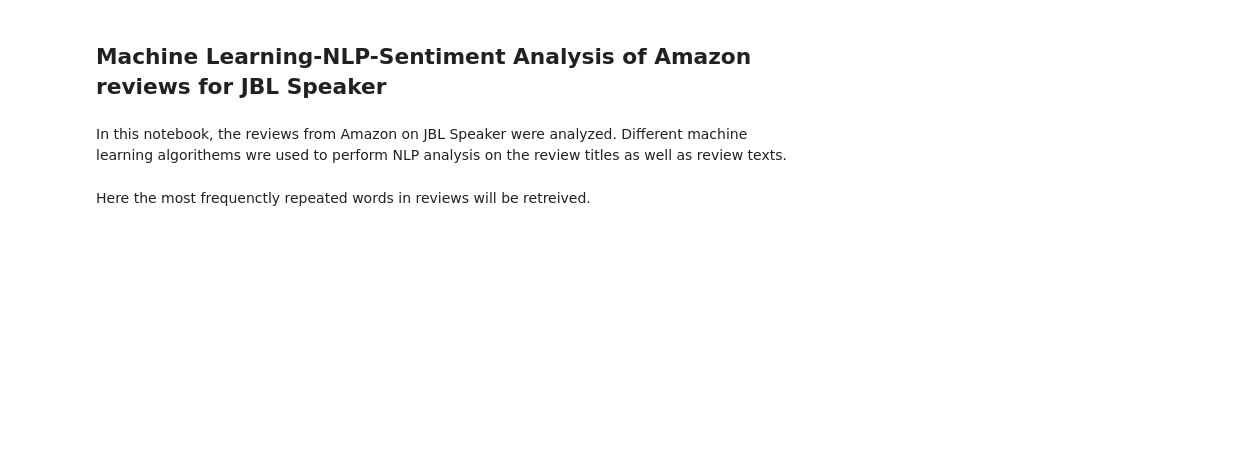
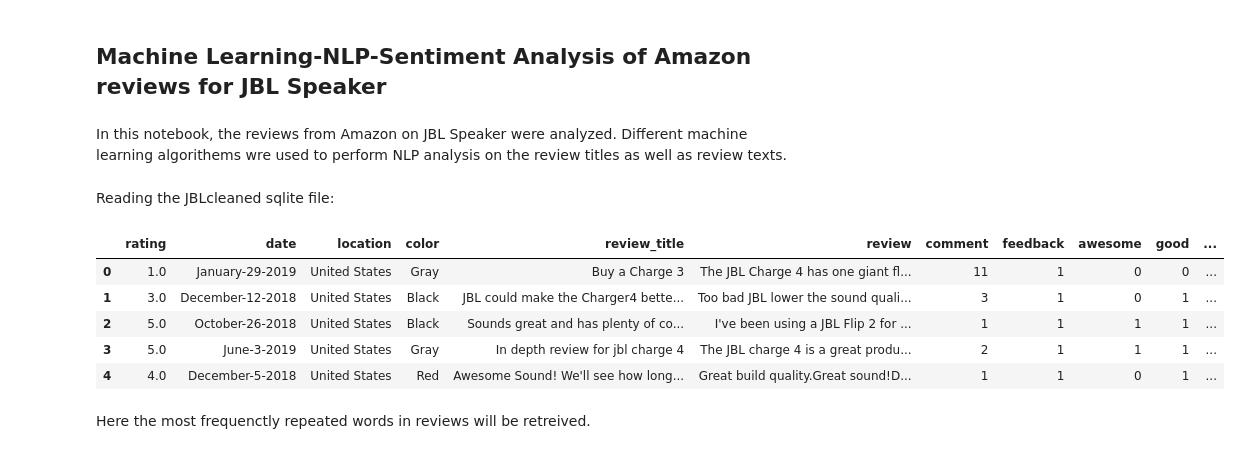
Before and after one commit to kavehamini/Amazon-Review-Analysis-JBL-Charge-4-Speaker-Sentiment-Analysis-NLP, a Jupyter notebook: Machine Learning-NLP-Sentiment Analysis of Amazon reviews for JBL Speaker.ipynb, the cells around one changed output. Cells and saved outputs as stored; diff of their text form; code cells hidden in the pictures; blank space fills up the shorter version.

```diff
--- a/Machine Learning-NLP-Sentiment Analysis of Amazon reviews for JBL Speaker.ipynb
+++ b/Machine Learning-NLP-Sentiment Analysis of Amazon reviews for JBL Speaker.ipynb
@@ -23,3 +21,18 @@ Reading the sqlite file:
+# %% [markdown]
+Reading the JBLcleaned sqlite file:
+# %%
+#reading the sqlite file and making a df from the data
+con = sqlite3.connect("Amazon.sqlite")
+df = pd.read_sql_query("SELECT * from JLBcleaned", con)
+# %%
+df.head()
+# %% [output]
+|  | rating | date | location | color | review_title | review | comment | feedback | awesome | good | ... |
+| 0 | 1.0 | January-29-2019 | United States | Gray | Buy a Charge 3 | The JBL Charge 4 has one giant fl... | 11 | 1 | 0 | 0 | ... |
+| 1 | 3.0 | December-12-2018 | United States | Black | JBL could make the Charger4 bette... | Too bad JBL lower the sound quali... | 3 | 1 | 0 | 1 | ... |
+| 2 | 5.0 | October-26-2018 | United States | Black | Sounds great and has plenty of co... | I've been using a JBL Flip 2 for ... | 1 | 1 | 1 | 1 | ... |
+| 3 | 5.0 | June-3-2019 | United States | Gray | In depth review for jbl charge 4 | The JBL charge 4 is a great produ... | 2 | 1 | 1 | 1 | ... |
+| 4 | 4.0 | December-5-2018 | United States | Red | Awesome Sound! We'll see how long... | Great build quality.Great sound!D... | 1 | 1 | 0 | 1 | ... |
 # %% [markdown]
 Here the most frequenctly repeated words in reviews will be retreived.
 # %%
```
Also changed, not shown: parts of 2 cells of this notebook.
